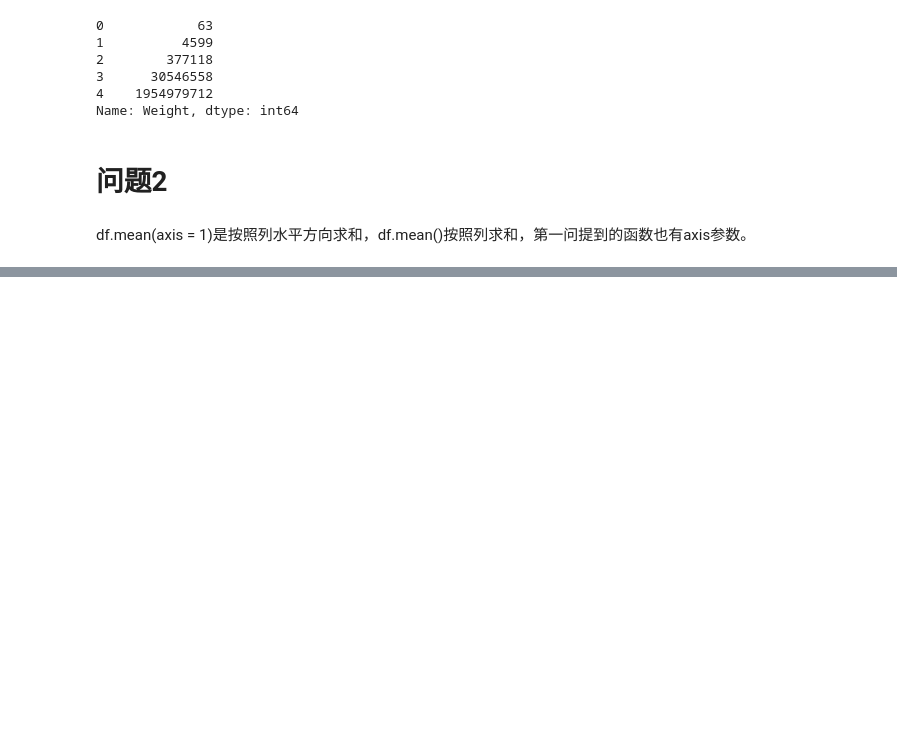
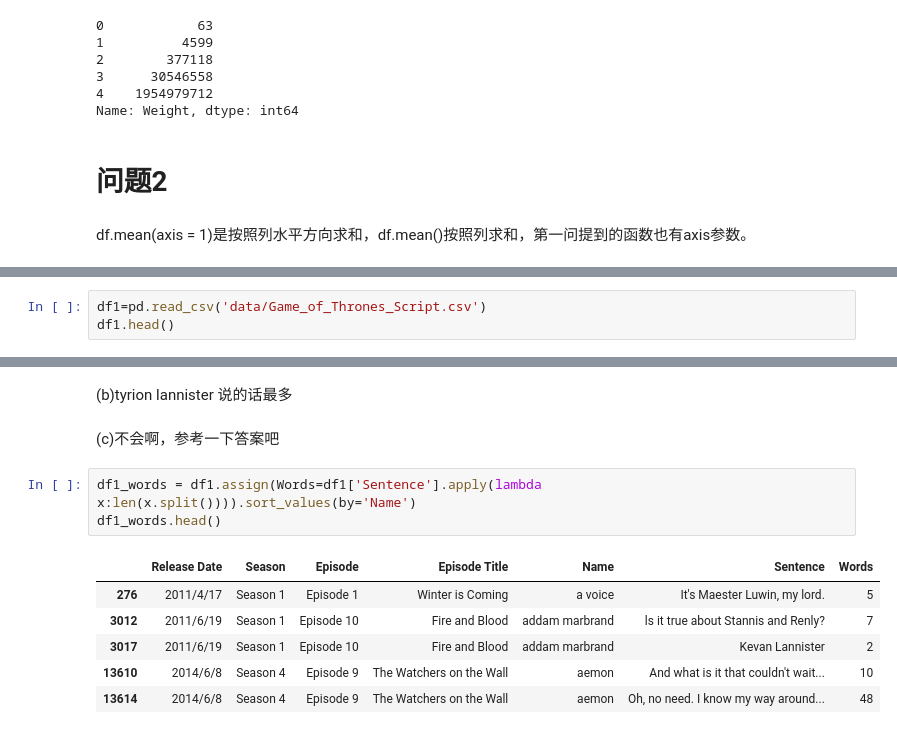
Before and after one commit to scxixixi/Pandas_Learning, a Jupyter notebook: Day1打卡.ipynb, the cells around one changed output, grey strips where cells are left out. Cells and saved outputs as stored; diff of their text form; blank space fills up the shorter version.

```diff
--- a/Day1打卡.ipynb
+++ b/Day1打卡.ipynb
@@ -122,0 +116,3 @@ dtype: float64
+# %%
+df1=pd.read_csv('data/Game_of_Thrones_Script.csv')
+df1.head()
@@ -122,0 +141,14 @@ dtype: float64
+# %% [markdown]
+(b)tyrion lannister 说的话最多
+# %% [markdown]
+(c)不会啊，参考一下答案吧
+# %%
+df1_words = df1.assign(Words=df1['Sentence'].apply(lambda x:len(x.split()))).sort_values(by='Name')
+df1_words.head()
+# %% [output]
+|  | Release Date | Season | Episode | Episode Title | Name | Sentence | Words |
+| 276 | 2011/4/17 | Season 1 | Episode 1 | Winter is Coming | a voice | It's Maester Luwin, my lord. | 5 |
+| 3012 | 2011/6/19 | Season 1 | Episode 10 | Fire and Blood | addam marbrand | ls it true about Stannis and Renly? | 7 |
+| 3017 | 2011/6/19 | Season 1 | Episode 10 | Fire and Blood | addam marbrand | Kevan Lannister | 2 |
+| 13610 | 2014/6/8 | Season 4 | Episode 9 | The Watchers on the Wall | aemon | And what is it that couldn't wait... | 10 |
+| 13614 | 2014/6/8 | Season 4 | Episode 9 | The Watchers on the Wall | aemon | Oh, no need. I know my way around... | 48 |
```
Also changed, not shown: parts of 21 cells of this notebook.
